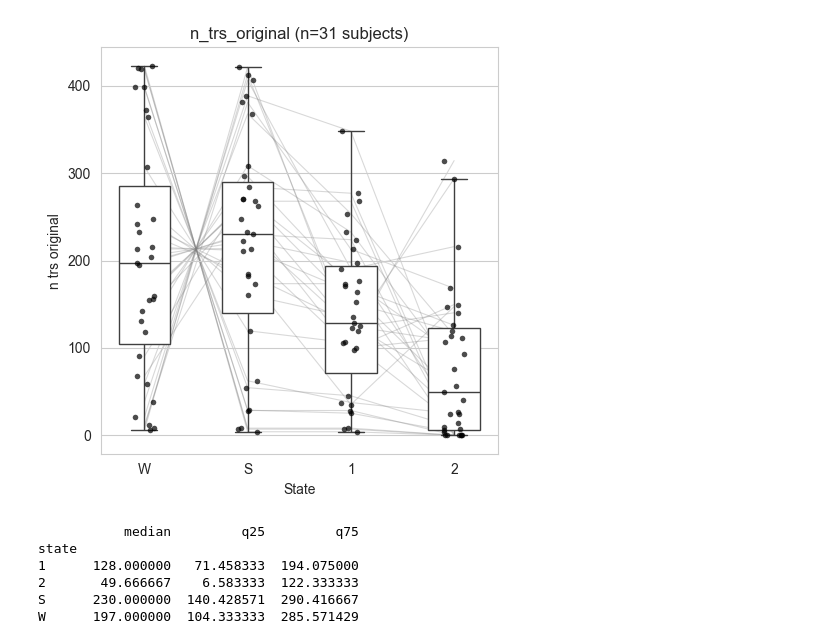
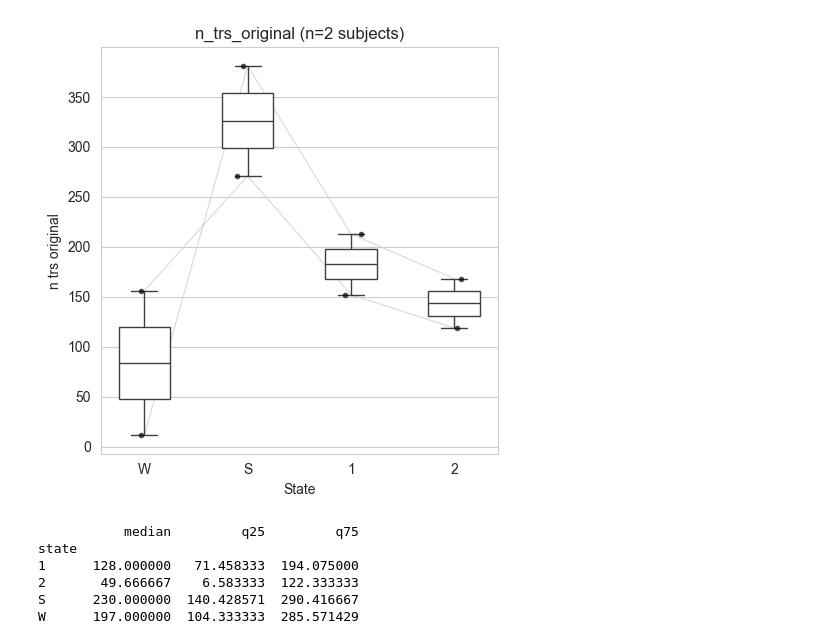
Before and after one commit to BCN-lab/sleepMReye, a Jupyter notebook: sleepmreye/notebooks/mreyemove_state_diffs.ipynb, the cells around one changed output. Saved outputs shown, nothing was run; the diff lists cells and outputs as text; code cells hidden in the pictures.

```diff
--- a/sleepmreye/notebooks/mreyemove_state_diffs.ipynb
+++ b/sleepmreye/notebooks/mreyemove_state_diffs.ipynb
@@ -37,0 +54,5 @@ for (subj, run), group in df.groupby((["subject", "run"])):
+# %%
+for subj in mrio.subjects:
+    run_count = len(mrio.events[mrio.events["subject"] == subj]["run"].unique())
+    if run_count < 4:
+        print(f"subj-{subj} only has {run_count} runs")
@@ -77,7 +101,7 @@ for subject in mrio.subjects:
         eye_signal = run_df["mreyemove"]
         wake = np.full_like(eye_signal, np.nan)
         wake[run_df[l1]] = eye_signal[run_df[l1]]
-        for block in create_blocks(wake, trim=14):
+        for block in create_blocks(wake, trim=7):
             blocks.append((block, l1))
 
         sleep = np.full_like(eye_signal, np.nan)
@@ -93,0 +194,22 @@ subject_blocks = {
+# %%
+import matplotlib.pyplot as plt
+
+fig, ax = plt.subplots(figsize=(6, 4))
+colors = {'W': 'C0', 'S': 'C3'}
+mean = psds[1]
+sem = psds[2]
+freqs = psds[0]
+for state in ['W', 'S']:
+    m = mean[state]
+    s = sem[state]   # or whatever you have — sd, sem, ci half-width
+
+    ax.plot(freqs, m, color=colors[state], label=state)
+    ax.fill_between(freqs, m - s, m + s,
+                    color=colors[state], alpha=0.2, linewidth=0)
+
+ax.set_xlabel('Frequency (Hz)')
+ax.set_ylabel('PSD')
+ax.set_yscale('log')
+ax.legend(frameon=False)
+ax.spines[['top', 'right']].set_visible(False)
+plt.tight_layout()
@@ -93,0 +230,9 @@ subject_blocks = {
+# %%
+from collections import defaultdict
+
+lens = defaultdict(list)
+for blocks in subject_blocks.values():
+    for arr, state in blocks:
+        lens[state].append(len(arr))
+
+sum(np.array(lens["S"]) > 10 ) / len(lens["S"])
@@ -365,35 +532,35 @@ def plot_group_erosion_loss(
     fig.tight_layout()
     return fig, ax
 
 df = mrio.events
 state = ["W", "S", "1", "2"]
 # state = ["W", "1", "2"]
 loss_df = compute_erosion_loss(df, state_cols=state, n_trs=7)
 
 # Box plot per subject (one box = one subject's distribution across runs)
 # fig, axes = plot_subj_erosion_loss(loss_df, state_cols=["W", "S"],
 #                                metric="n_trs_original", plot_type="box")
 
-plot_group_erosion_loss(loss_df, state_cols=state,
+plot_group_erosion_loss(loss_df[loss_df["subject"].isin(["09", "07"])], state_cols=state,
                                metric="n_trs_original", plot_type="box", show_subject_lines=True,  agg="mean")
 plt.show()
 
 
 # # Per-run summary across all runs
 # print(loss_df.groupby("state")[["n_trs_lost", "pct_lost_of_run", "pct_lost_of_state"]]
 #             .agg(["mean", "median", "std", "min", "max"]))
 #
 # # Per-subject average (averaging across that subject's runs first)
 # per_subject = (loss_df
 #                .groupby(["subject", "state"])
 #                [["n_trs_lost", "pct_lost_of_run", "pct_lost_of_state", "n_transitions"]]
 #                .mean()
 #                .reset_index())
 #
 # # Then group-level mean across subjects
 # print(per_subject.groupby("state").agg(["mean", "std"]))
 # %% [output]
-[figure, old version]
+[figure, new version]
 # %%
 per_subject = (loss_df.groupby(["subject", "state"])["n_trs_original"]
                       .mean()                          # mean across runs per subject
```
Also changed, not shown: parts of 18 cells of this notebook, 8 other files.
